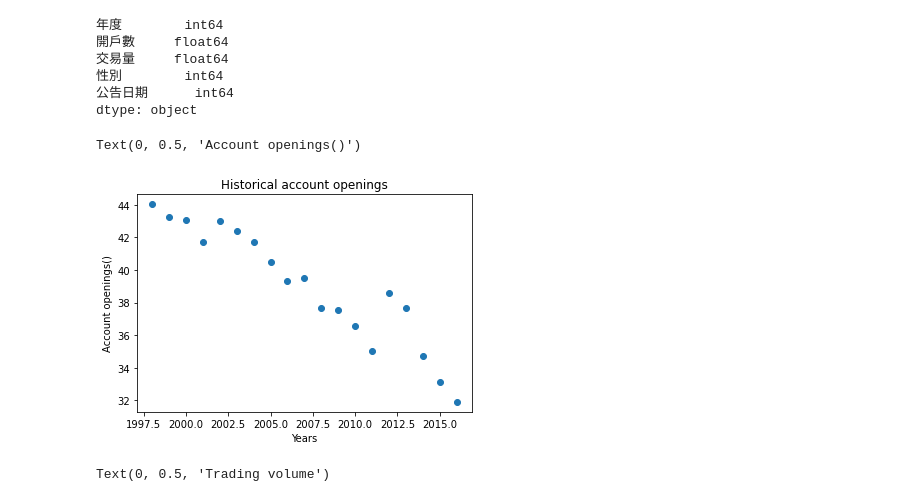
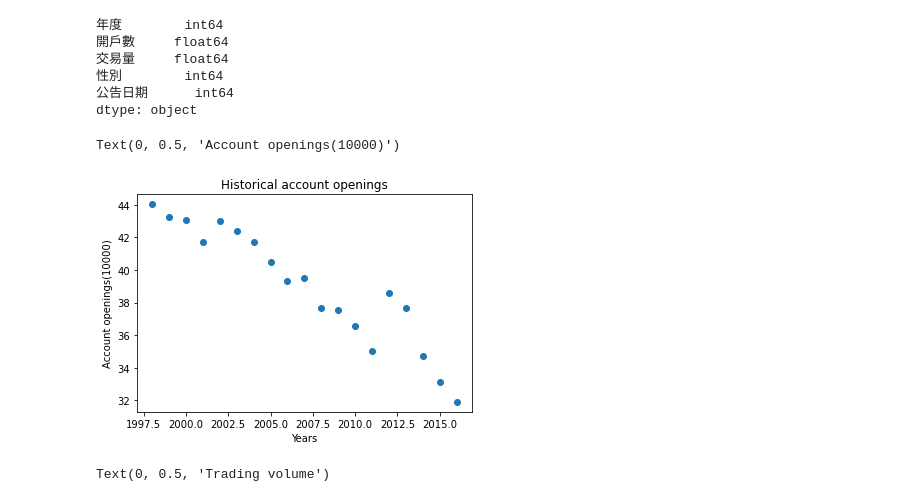
Before and after one commit to Lucasyang66/0726, a Jupyter notebook: data_analyse.ipynb, the cells around one changed output. Saved outputs shown, nothing was run; the diff lists cells and outputs as text; code cells hidden in the pictures.

```diff
--- a/data_analyse.ipynb
+++ b/data_analyse.ipynb
@@ -44,11 +44,11 @@ c = data.loc[:,"交易量"]
 # %%
 plt.scatter(a,b)
 plt.title("Historical account openings")
 plt.xlabel("Years")
-plt.ylabel("Account openings()")
+plt.ylabel("Account openings(10000)")
 # %% [output]
-Text(0, 0.5, 'Account openings()')
+Text(0, 0.5, 'Account openings(10000)')
-[figure, old version]
+[figure, new version]
 # %%
 plt.scatter(a,c)
 plt.title("Historical trading volume")
```
Also changed, not shown: parts of 3 cells of this notebook.
